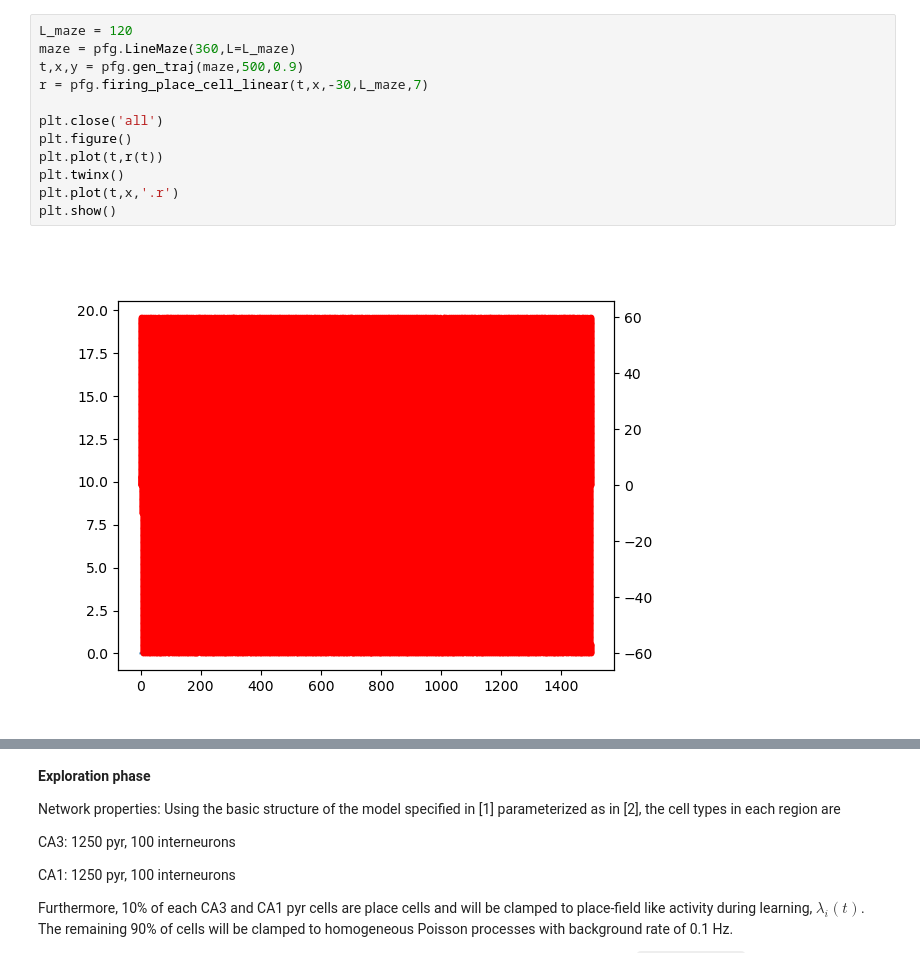
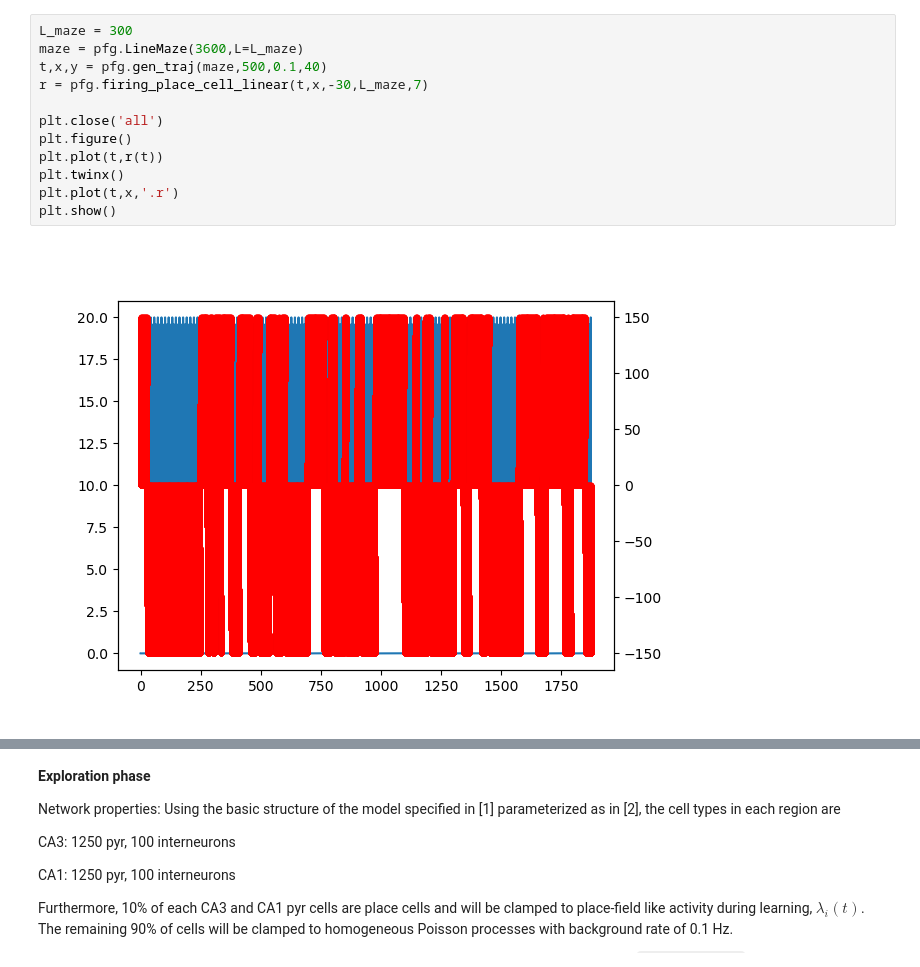
Before and after one commit to justidy1/IctalPlaceCell, a Jupyter notebook: explore_train_net.ipynb, the cells around one changed output, grey strips where cells are left out. Drawn from its saved outputs; the diff is of its cells as text.

```diff
--- a/explore_train_net.ipynb
+++ b/explore_train_net.ipynb
@@ -22,17 +8,17 @@ import place_field_gen as pfg
 # %%
-L_maze = 120
-maze = pfg.LineMaze(360,L=L_maze)
-t,x,y = pfg.gen_traj(maze,500,0.9)
+L_maze = 300
+maze = pfg.LineMaze(3600,L=L_maze)
+t,x,y = pfg.gen_traj(maze,500,0.1,40)
 r = pfg.firing_place_cell_linear(t,x,-30,L_maze,7)
 
 plt.close('all')
 plt.figure()
 plt.plot(t,r(t))
 plt.twinx()
 plt.plot(t,x,'.r')
 plt.show()
 # %% [output]
-[figure, old version]
+[figure, new version]
 # %%
 def accept_reject_spike(t0,tmax,r,r_max=20):
     t_spike = []
```
Also changed, not shown: parts of 7 cells of this notebook, 2 other files.
